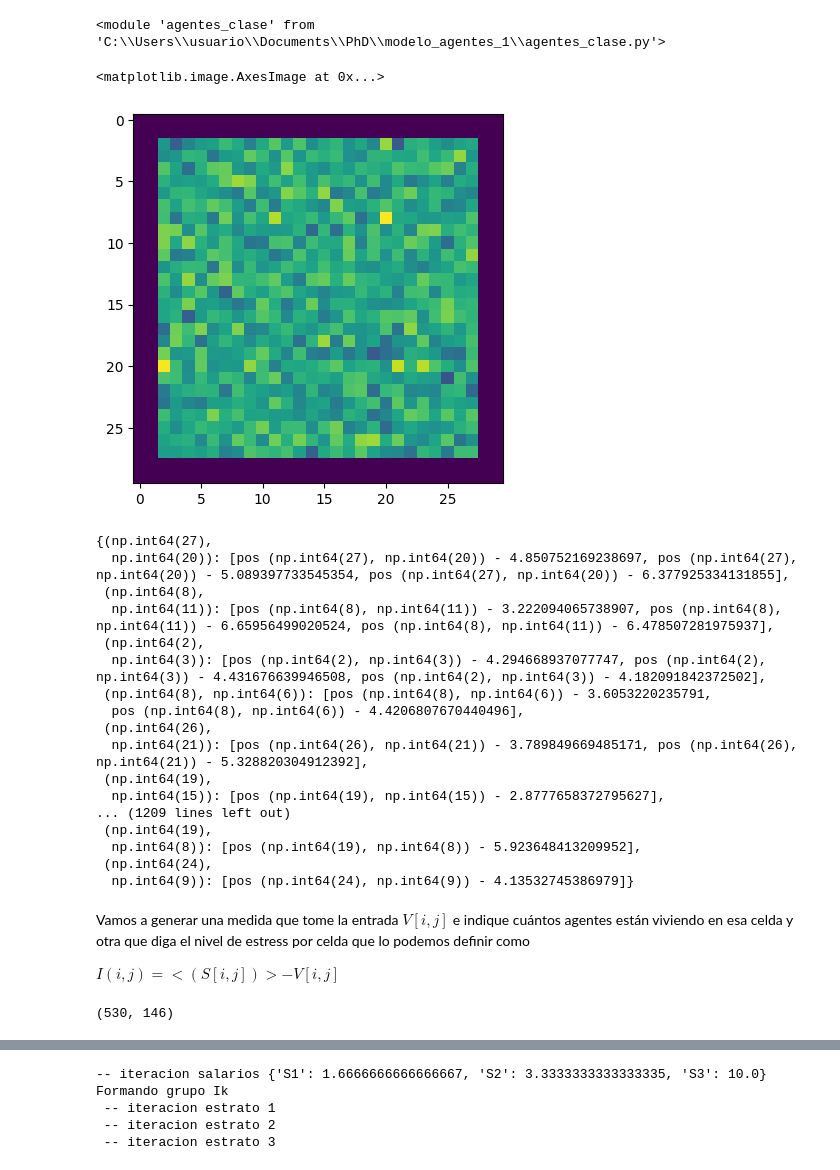
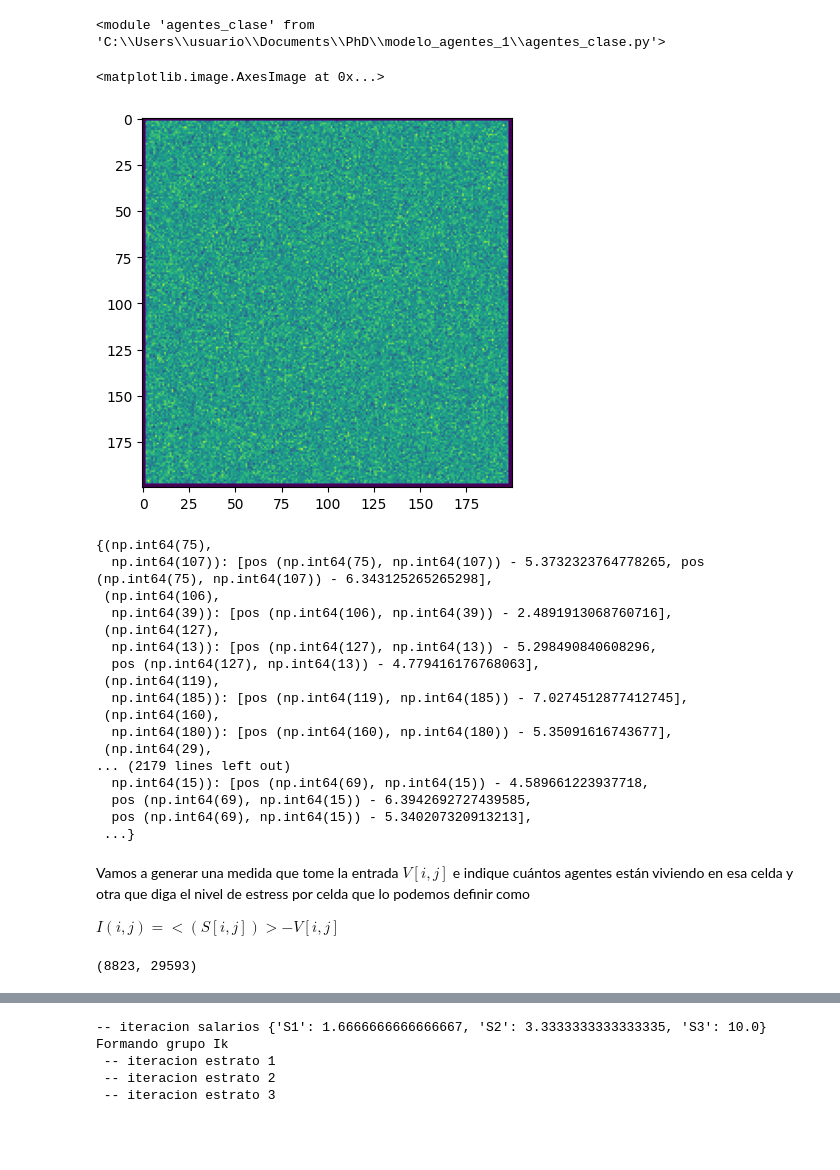
Before and after one commit to sergiohzlz/modelo_gentrificacion, a Jupyter notebook: phd_tercer_semestre.ipynb, the cells around one changed output, grey strips where cells are left out. Saved outputs shown, nothing was run; the diff lists cells and outputs as text; code cells hidden in the pictures; blank space fills up the shorter version.

```diff
--- a/phd_tercer_semestre.ipynb
+++ b/phd_tercer_semestre.ipynb
@@ -145,7 +145,7 @@ for _ in range(1000):
 Si queremos generar una lista de N agentes sin direccion asignada puede hacerse así
 # %%
 agentes = []
-for _ in range(1000):
+for _ in range(10000):
     agente = A.Agente() # direccion requerida dummy
     sal = random.sample(list(salarios),1)[0]
     agente.salario = sal
@@ -349,36 +349,36 @@ reload(A)
 # %% [output]
 <module 'agentes_clase' from 'C:\\Users\\usuario\\Documents\\PhD\\modelo_agentes_1\\agentes_clase.py'>
 # %%
-V = A.Vecindario(n=30,
+V = A.Vecindario(n=200,
                  k= 3,
                  P=agentes,
                  params={'tipo' : 'gaussian', 'gauss_mean': 5, 'gauss_std': 1},
                  pad=2)
 
 plt.imshow(V.V, cmap='viridis')
 # %% [output]
 <matplotlib.image.AxesImage at 0x...>
-[figure, old version]
+[figure, new version]
 # %%
 V.agentes
 # %% [output]
-{(np.int64(27),
-  np.int64(20)): [pos (np.int64(27), np.int64(20)) - 4.850752169238697, pos (np.int64(27), np.int64(20)) - 5.089397733545354, pos (np.int64(27), np.int64(20)) - 6.377925334131855],
- (np.int64(8),
-  np.int64(11)): [pos (np.int64(8), np.int64(11)) - 3.222094065738907, pos (np.int64(8), np.int64(11)) - 6.65956499020524, pos (np.int64(8), np.int64(11)) - 6.478507281975937],
- (np.int64(2),
-  np.int64(3)): [pos (np.int64(2), np.int64(3)) - 4.294668937077747, pos (np.int64(2), np.int64(3)) - 4.431676639946508, pos (np.int64(2), np.int64(3)) - 4.182091842372502],
- (np.int64(8), np.int64(6)): [pos (np.int64(8), np.int64(6)) - 3.6053220235791,
-  pos (np.int64(8), np.int64(6)) - 4.4206807670440496],
- (np.int64(26),
-  np.int64(21)): [pos (np.int64(26), np.int64(21)) - 3.789849669485171, pos (np.int64(26), np.int64(21)) - 5.328820304912392],
- (np.int64(19),
-  np.int64(15)): [pos (np.int64(19), np.int64(15)) - 2.8777658372795627],
-... (1209 lines left out)
- (np.int64(19),
-  np.int64(8)): [pos (np.int64(19), np.int64(8)) - 5.923648413209952],
- (np.int64(24),
-  np.int64(9)): [pos (np.int64(24), np.int64(9)) - 4.13532745386979]}
+{(np.int64(75),
+  np.int64(107)): [pos (np.int64(75), np.int64(107)) - 5.3732323764778265, pos (np.int64(75), np.int64(107)) - 6.343125265265298],
+ (np.int64(106),
+  np.int64(39)): [pos (np.int64(106), np.int64(39)) - 2.4891913068760716],
+ (np.int64(127),
+  np.int64(13)): [pos (np.int64(127), np.int64(13)) - 5.298490840608296,
+  pos (np.int64(127), np.int64(13)) - 4.779416176768063],
+ (np.int64(119),
+  np.int64(185)): [pos (np.int64(119), np.int64(185)) - 7.0274512877412745],
+ (np.int64(160),
+  np.int64(180)): [pos (np.int64(160), np.int64(180)) - 5.35091616743677],
+ (np.int64(29),
+... (2179 lines left out)
+  np.int64(15)): [pos (np.int64(69), np.int64(15)) - 4.589661223937718,
+  pos (np.int64(69), np.int64(15)) - 6.3942692727439585,
+  pos (np.int64(69), np.int64(15)) - 5.340207320913213],
+ ...}
 # %% [markdown]
 Vamos a generar una medida que tome la entrada $V[i,j]$ e indique cuántos agentes están viviendo en esa celda y otra que diga el nivel de estress por celda que lo podemos definir como
 
@@ -387,5 +387,5 @@ $I(i,j) = <(S[i,j])> - V[i,j]$
 # la cantidad de celdas ocupadas y desocupadas es sin la periferia
 sum([1 for c in V.ocupacion if V.ocupacion[c]>0]), sum([1 for c in V.ocupacion if V.ocupacion[c]==0])
 # %% [output]
-(530, 146)
+(8823, 29593)
 # %%
```
Also changed, not shown: parts of 6 cells of this notebook.
